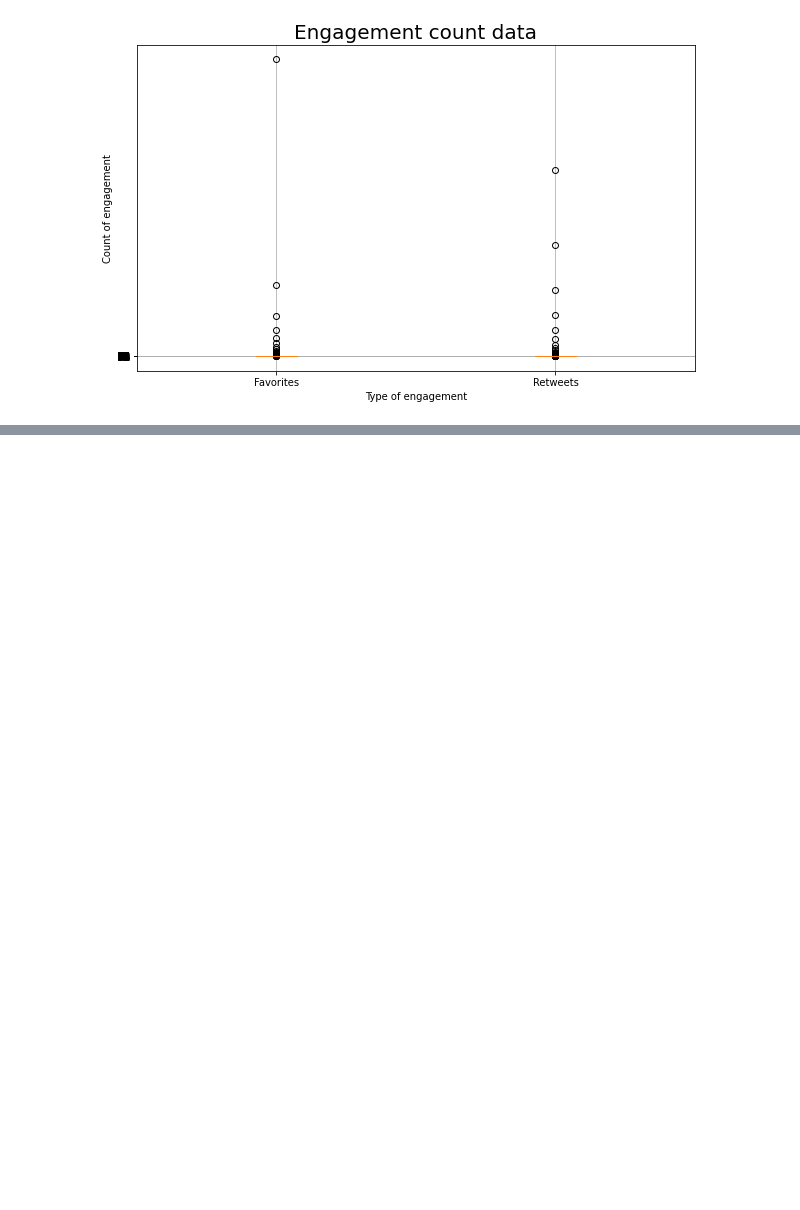
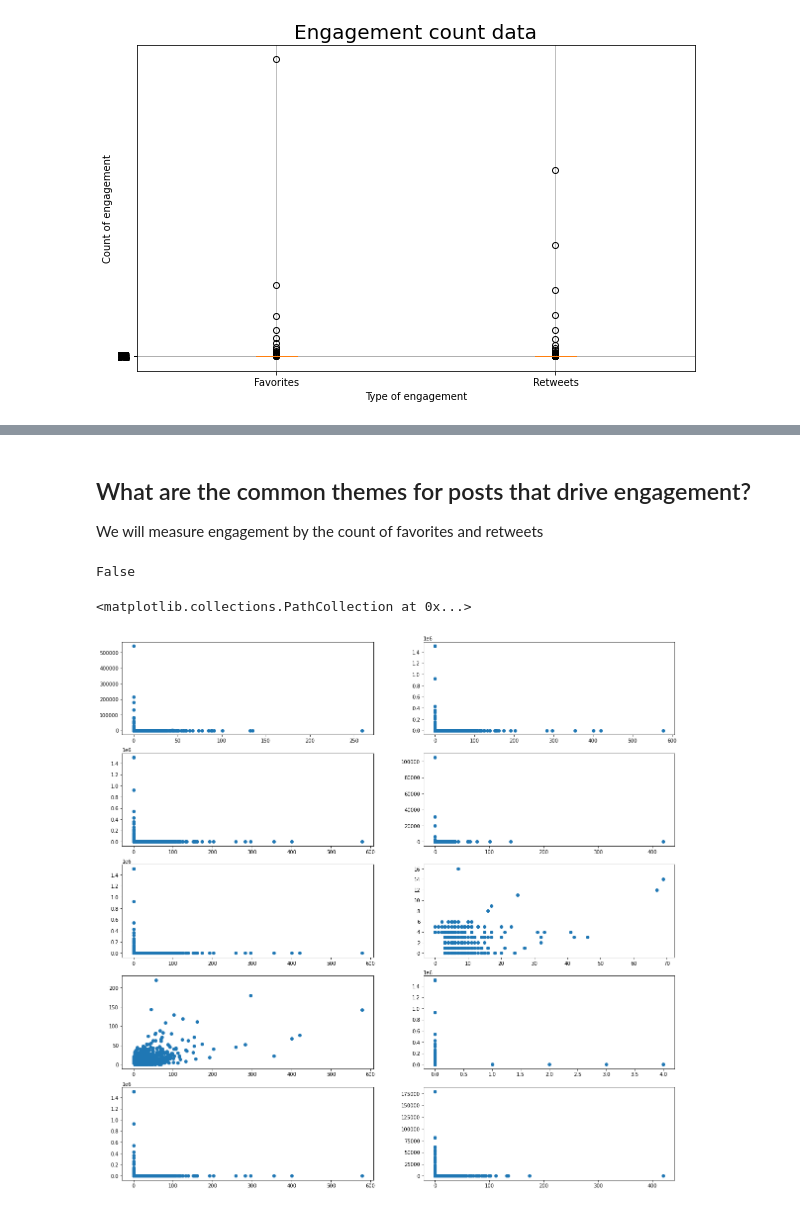
Before and after one commit to douglas-thoms/Datathon-2021-10-16, a Jupyter notebook: npo_twitter_eda.ipynb, the cells around one changed output, grey strips where cells are left out. Saved outputs shown, nothing was run; the diff lists cells and outputs as text; code cells hidden in the pictures; blank space fills up the shorter version.

Commit message:
plotting engagement factors

```diff
--- a/npo_twitter_eda.ipynb
+++ b/npo_twitter_eda.ipynb
@@ -240,3 +266,32 @@ tweets1[tweets1['retweet_count'] > 900000]
 | 34308 | 34308 | 237301381 | 2017-08-17 02:08:05 | ajustcommunity | RT @BarackObama: "No one is born ... | ['https://t.co'] | 0.0 | 1506561.0 | NaN | ... |
 | 47716 | 47718 | 930117559 | 2017-08-16 03:30:15 | EAFWR | RT @BarackObama: "No one is born ... | ['https://t.co'] | 0.0 | 1506560.0 | NaN | ... |
 | 104713 | 104717 | 1390797326 | 2018-06-01 17:18:28 | KWMLA | RT @RandallTime: If the Cleveland... | [] | 0.0 | 927427.0 | NaN | ... |
+# %% [markdown]
+## What are the common themes for posts that drive engagement?
+
+We will measure engagement by the count of favorites and retweets
+# %%
+# Define threshhold for engagement at 3rd quartile
+high_engagement_df = tweets1[(tweets1['favorite_count'] > (tweets1['favorite_count'].quantile(q=0.75)))
+                             | (tweets1['retweet_count'] > (tweets1['retweet_count'].quantile(q=0.75)))]
+# %%
+# Check for duplication
+high_engagement_df.duplicated().any()
+# %% [output]
+False
+# %%
+# Plot potential factors that impact enagement
+fig, axes = plt.subplots(5, 2, figsize=(20,20))
+axes[0, 0].scatter(x='favorite_count', y='retweet_count', data=high_engagement_df[high_engagement_df['has_media'] == True])
+axes[0, 1].scatter(x='favorite_count', y='retweet_count', data=high_engagement_df[high_engagement_df['has_media'] == False])
+axes[1, 0].scatter(x='favorite_count', y='retweet_count', data=high_engagement_df[high_engagement_df['is_quote'] == False])
+axes[1, 1].scatter(x='favorite_count', y='retweet_count', data=high_engagement_df[high_engagement_df['is_quote'] == True])
+axes[2, 0].scatter(x='favorite_count', y='retweet_count', data=high_engagement_df[high_engagement_df['is_reply'] == False])
+axes[2, 1].scatter(x='favorite_count', y='retweet_count', data=high_engagement_df[high_engagement_df['is_reply'] == True])
+axes[3, 0].scatter(x='favorite_count', y='retweet_count', data=high_engagement_df[high_engagement_df['is_retweet'] == False])
+axes[3, 1].scatter(x='favorite_count', y='retweet_count', data=high_engagement_df[high_engagement_df['is_retweet'] == True])
+axes[4, 0].scatter(x='favorite_count', y='retweet_count', data=high_engagement_df[high_engagement_df['hashtags'] == '[]'])
+axes[4, 1].scatter(x='favorite_count', y='retweet_count', data=high_engagement_df[high_engagement_df['hashtags'] != '[]'])
+# %% [output]
+<matplotlib.collections.PathCollection at 0x...>
+[figure, added]
```
Also changed, not shown: parts of 4 cells of this notebook.
